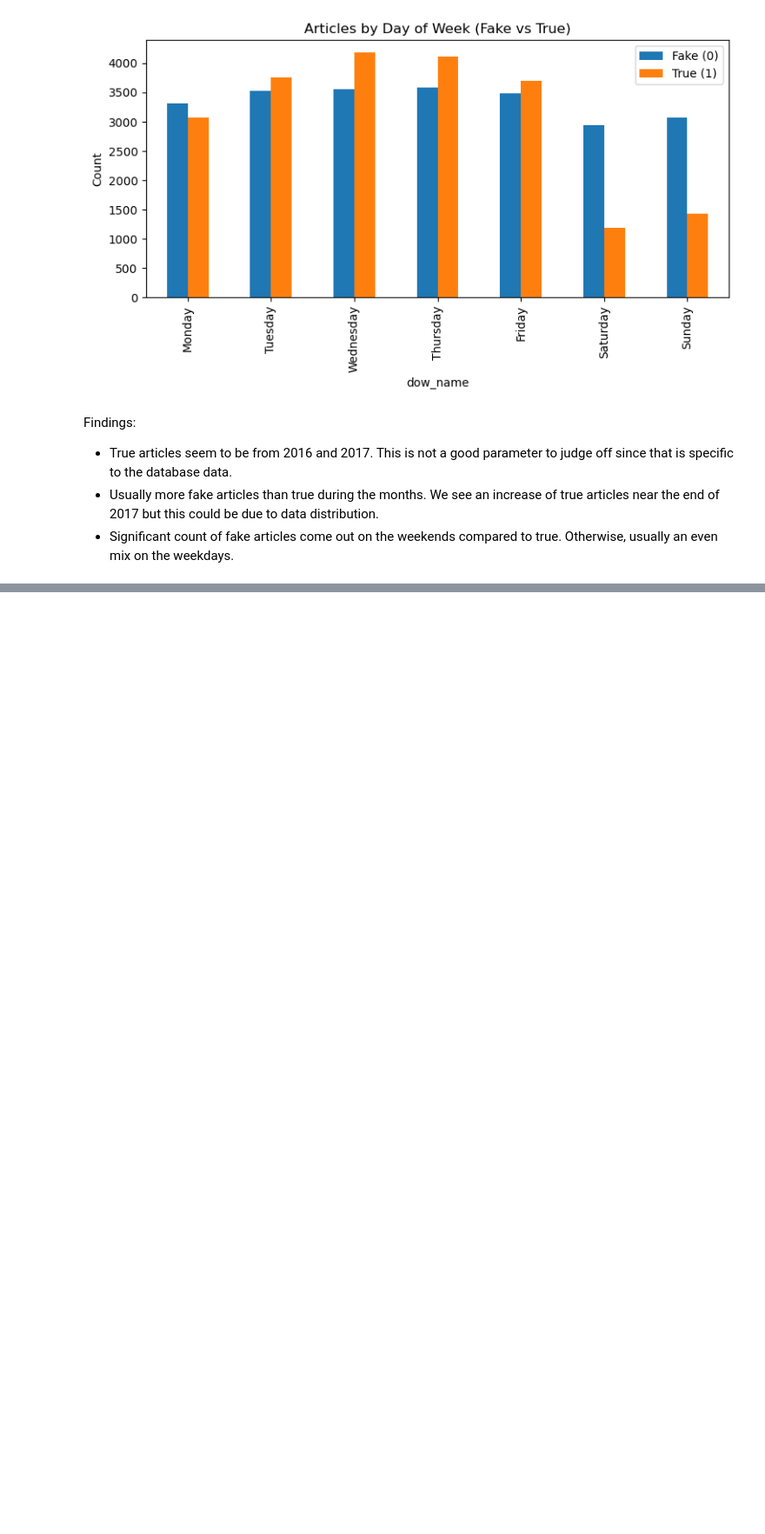
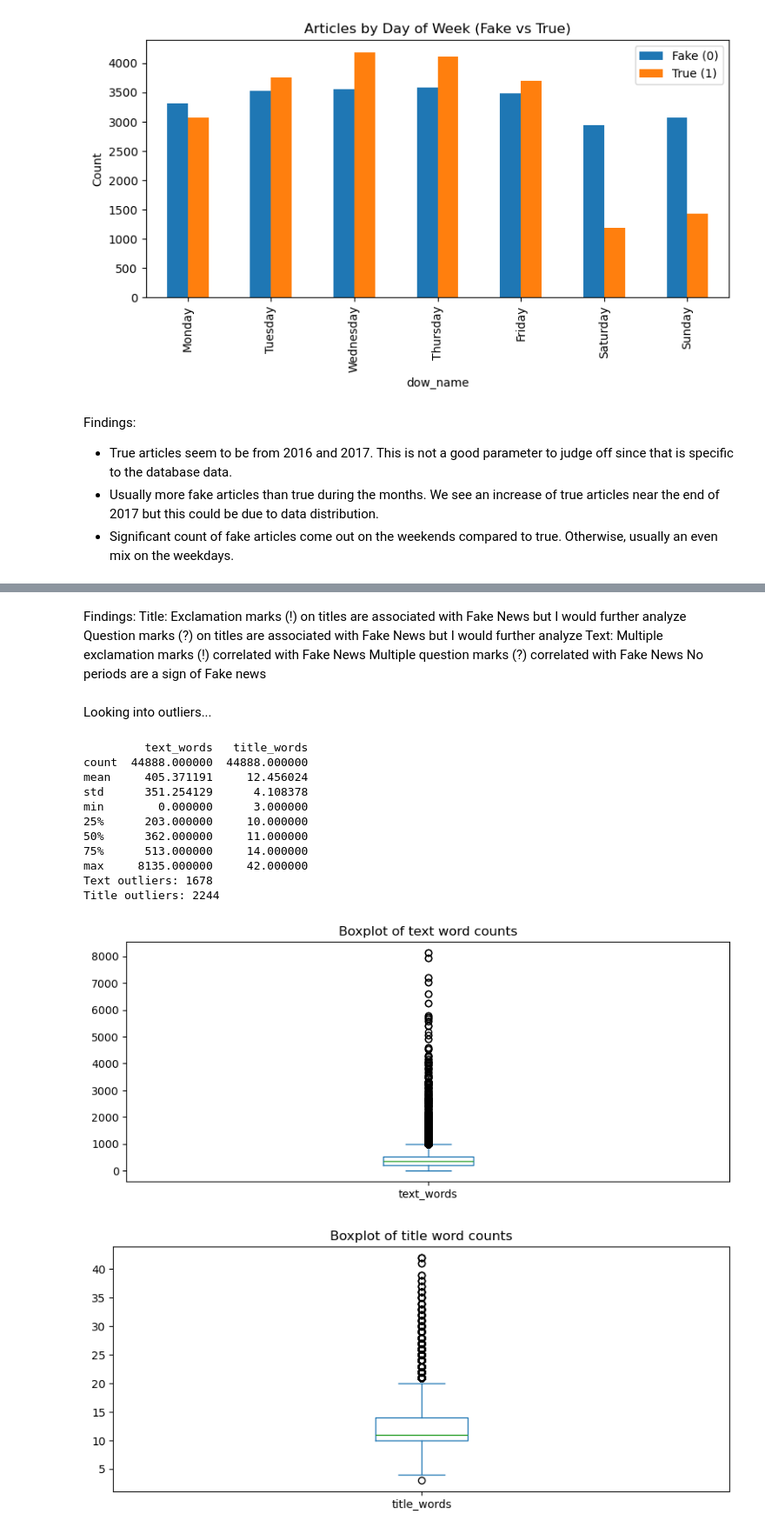
Before and after one commit to AlexandruSoroiu/accenture-ai-studio-fall2025, a Jupyter notebook: notebooks/eda_01.ipynb, the cells around one changed output, grey strips where cells are left out. Shown: that part at 87% size. Cells and saved outputs as stored; diff of their text form; code cells hidden in the pictures; blank space fills up the shorter version.

```diff
--- a/notebooks/eda_01.ipynb
+++ b/notebooks/eda_01.ipynb
@@ -418,0 +515,69 @@ Findings:
+# %% [markdown]
+Findings:
+    Title:
+        Exclamation marks (!) on titles are associated with Fake News but I would further analyze
+        Question marks (?) on titles are associated with Fake News but I would further analyze
+    Text:
+        Multiple exclamation marks (!) correlated with Fake News
+        Multiple question marks (?) correlated with Fake News
+        No periods are a sign of Fake news
+# %% [markdown]
+Looking into outliers...
+# %%
+# Word counts for body text and title
+df_seasonal["text_words"] = df_seasonal["text"].astype(str).apply(lambda x: len(x.split()))
+df_seasonal["title_words"] = df_seasonal["title"].astype(str).apply(lambda x: len(x.split()))
+
+# Quick sanity check
+print(df_seasonal[["text_words","title_words"]].describe())
+
+
+# Example for text_words
+Q1 = df_seasonal["text_words"].quantile(0.25)
+Q3 = df_seasonal["text_words"].quantile(0.75)
+IQR = Q3 - Q1
+
+lower = Q1 - 1.5 * IQR
+upper = Q3 + 1.5 * IQR
+
+outliers_text = df_seasonal[(df_seasonal["text_words"] < lower) | (df_seasonal["text_words"] > upper)]
+print("Text outliers:", outliers_text.shape[0])
+
+# Example for title_words
+Q1 = df_seasonal["title_words"].quantile(0.25)
+Q3 = df_seasonal["title_words"].quantile(0.75)
+IQR = Q3 - Q1
+
+lower = Q1 - 1.5 * IQR
+upper = Q3 + 1.5 * IQR
+
+outliers_title = df_seasonal[(df_seasonal["title_words"] < lower) | (df_seasonal["title_words"] > upper)]
+print("Title outliers:", outliers_title.shape[0])
+
+
+outliers_text[["title","text_words","target"]].head()
+outliers_title[["title","title_words","target"]].head()
+
+plt.figure(figsize=(10,4))
+df_seasonal["text_words"].plot(kind="box")
+plt.title("Boxplot of text word counts")
+plt.show()
+
+plt.figure(figsize=(10,4))
+df_seasonal["title_words"].plot(kind="box")
+plt.title("Boxplot of title word counts")
+plt.show()
+# %% [output]
+         text_words   title_words
+count  44888.000000  44888.000000
+mean     405.371191     12.456024
+std      351.254129      4.108378
+min        0.000000      3.000000
+25%      203.000000     10.000000
+50%      362.000000     11.000000
+75%      513.000000     14.000000
+max     8135.000000     42.000000
+Text outliers: 1678
+Title outliers: 2244
+[figure, added]
+[figure, added]
```
Also changed, not shown: parts of 3 cells of this notebook.
